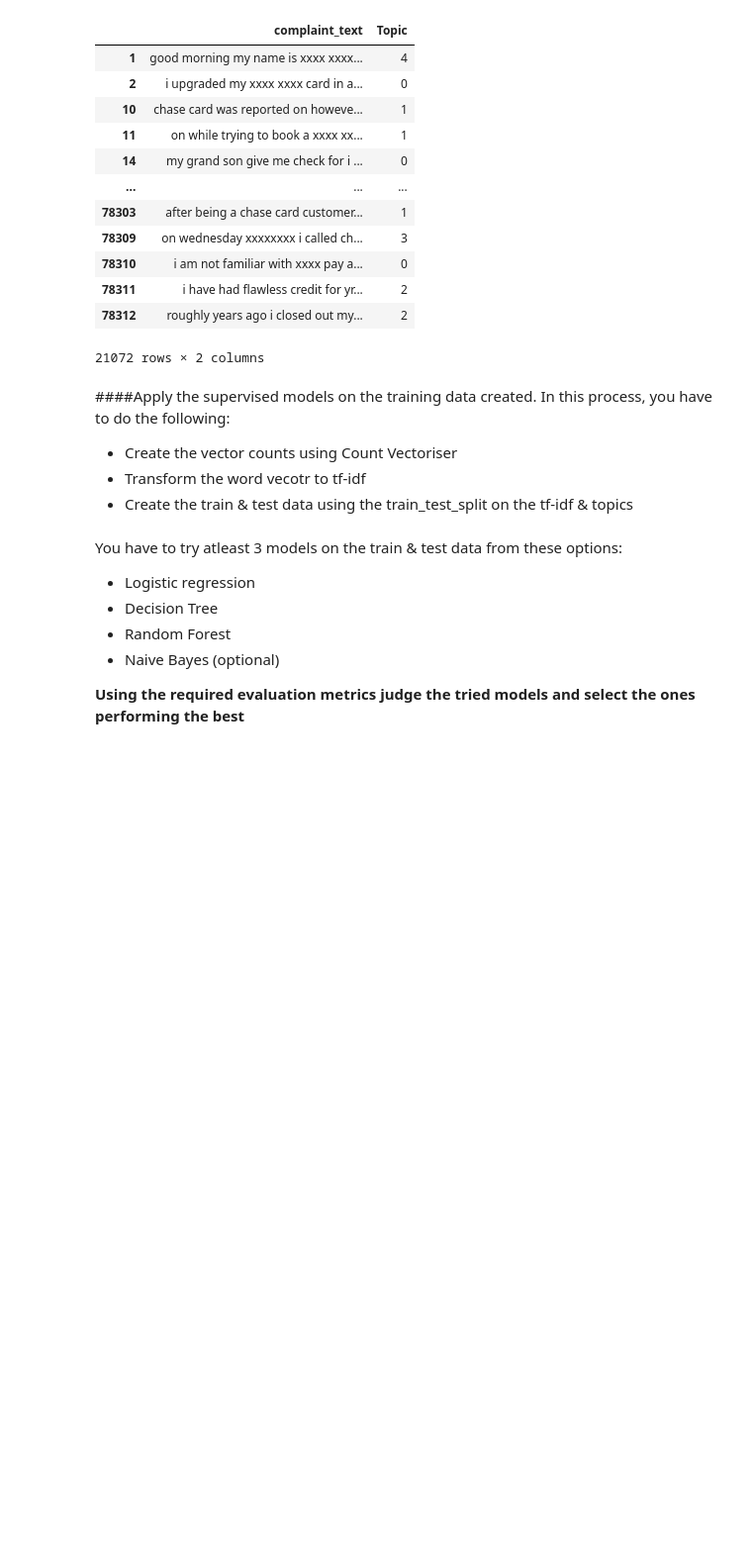
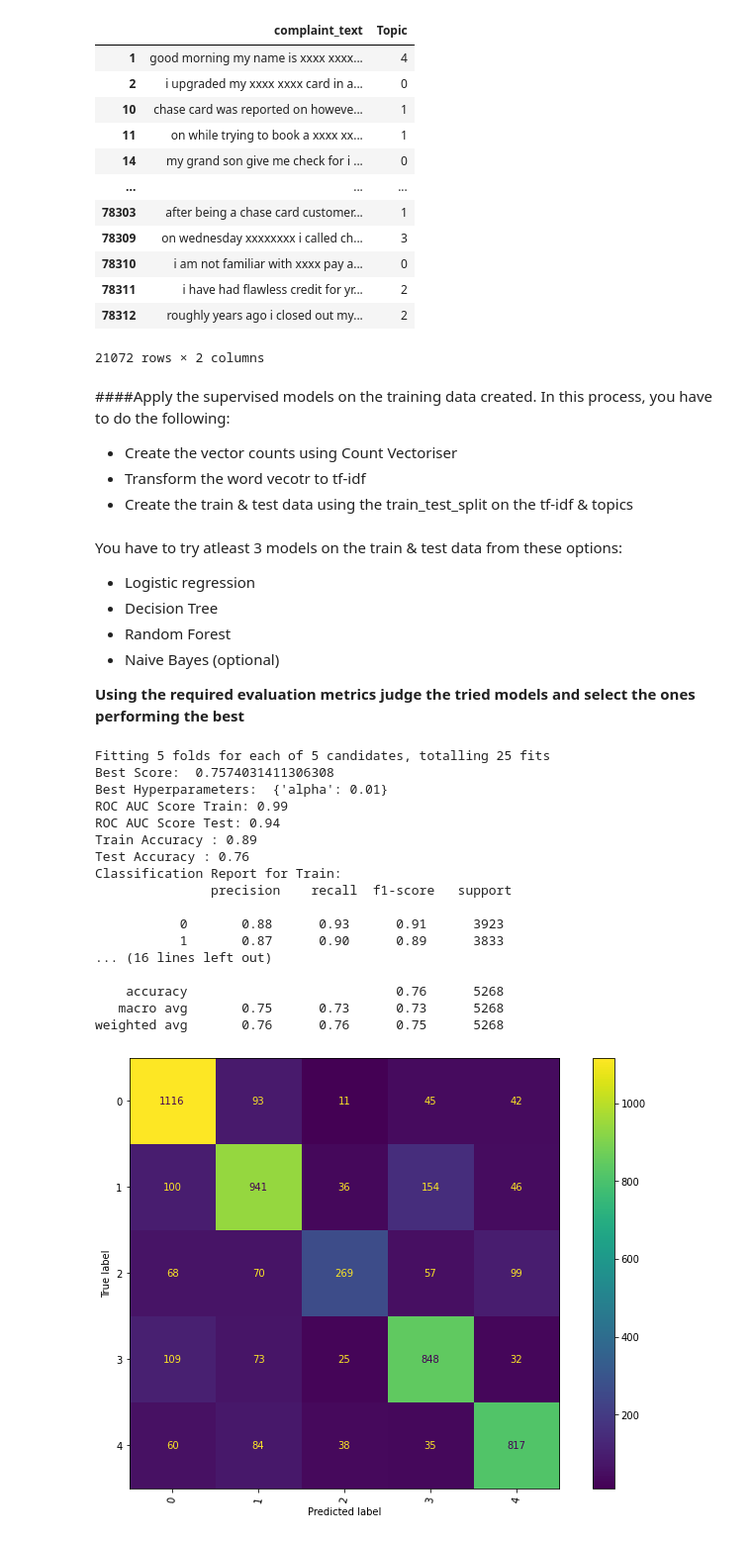
Before and after one commit to sivaprasadt246/Automatic_Ticket_Classification_Assignment, a Jupyter notebook: Automatic_Ticket_Classification_Assignment.ipynb, the cells around one changed output. Shown: that part at 99% size. Cells and saved outputs as stored; diff of their text form; code cells hidden in the pictures; blank space fills up the shorter version.

```diff
--- a/Automatic_Ticket_Classification_Assignment.ipynb
+++ b/Automatic_Ticket_Classification_Assignment.ipynb
@@ -729,3 +755,7 @@ y = training_data.Topic
+# %%
+from sklearn.model_selection import train_test_split
+# train test split
+X_train, X_test, y_train, y_test = train_test_split(X_tfidf, y, test_size=0.25, random_state=40, stratify=y)
 # %% [markdown]
 You have to try atleast 3 models on the train & test data from these options:
 * Logistic regression
@@ -738,0 +838,58 @@ You have to try atleast 3 models on the train & test data from these options:
+# %%
+# create 5 folds
+folds = StratifiedKFold(n_splits = 5, shuffle = True, random_state = 40)
+# %%
+# utility method to get the GridSearchCV object
+def grid_search(model,folds,params,scoring):
+
+    grid_search = GridSearchCV(model,
+                                cv=folds,
+                                param_grid=params,
+                                scoring=scoring,
+                                n_jobs=-1, verbose=1)
+    return grid_search
+# %%
+# utility function to display the best score and parameters of the GridSearchCV model
+def print_best_score_params(model):
+    print("Best Score: ", model.best_score_)
+    print("Best Hyperparameters: ", model.best_params_)
+# %%
+# MODE1: Multinomial Naive Bayes with GridSearchCV
+
+mnb = MultinomialNB()
+
+mnb_params = {
+'alpha': (1, 0.1, 0.01, 0.001, 0.0001)
+}
+
+# create gridsearch object
+grid_search_mnb = grid_search(mnb, folds, mnb_params, scoring=None)
+
+# fit model
+grid_search_mnb.fit(X_train, y_train)
+
+# print best hyperparameters
+print_best_score_params(grid_search_mnb)
+
+# Random Forest Classification Report
+metric1=[]
+display_classification_report(grid_search_mnb,metric1)
+# %% [output]
+Fitting 5 folds for each of 5 candidates, totalling 25 fits
+Best Score:  0.7574031411306308
+Best Hyperparameters:  {'alpha': 0.01}
+ROC AUC Score Train: 0.99
+ROC AUC Score Test: 0.94
+Train Accuracy : 0.89
+Test Accuracy : 0.76
+Classification Report for Train:
+               precision    recall  f1-score   support
+
+           0       0.88      0.93      0.91      3923
+           1       0.87      0.90      0.89      3833
+... (16 lines left out)
+
+    accuracy                           0.76      5268
+   macro avg       0.75      0.73      0.73      5268
+weighted avg       0.76      0.76      0.75      5268
+[figure, added]
```
Also changed, not shown: parts of 24 cells of this notebook.
